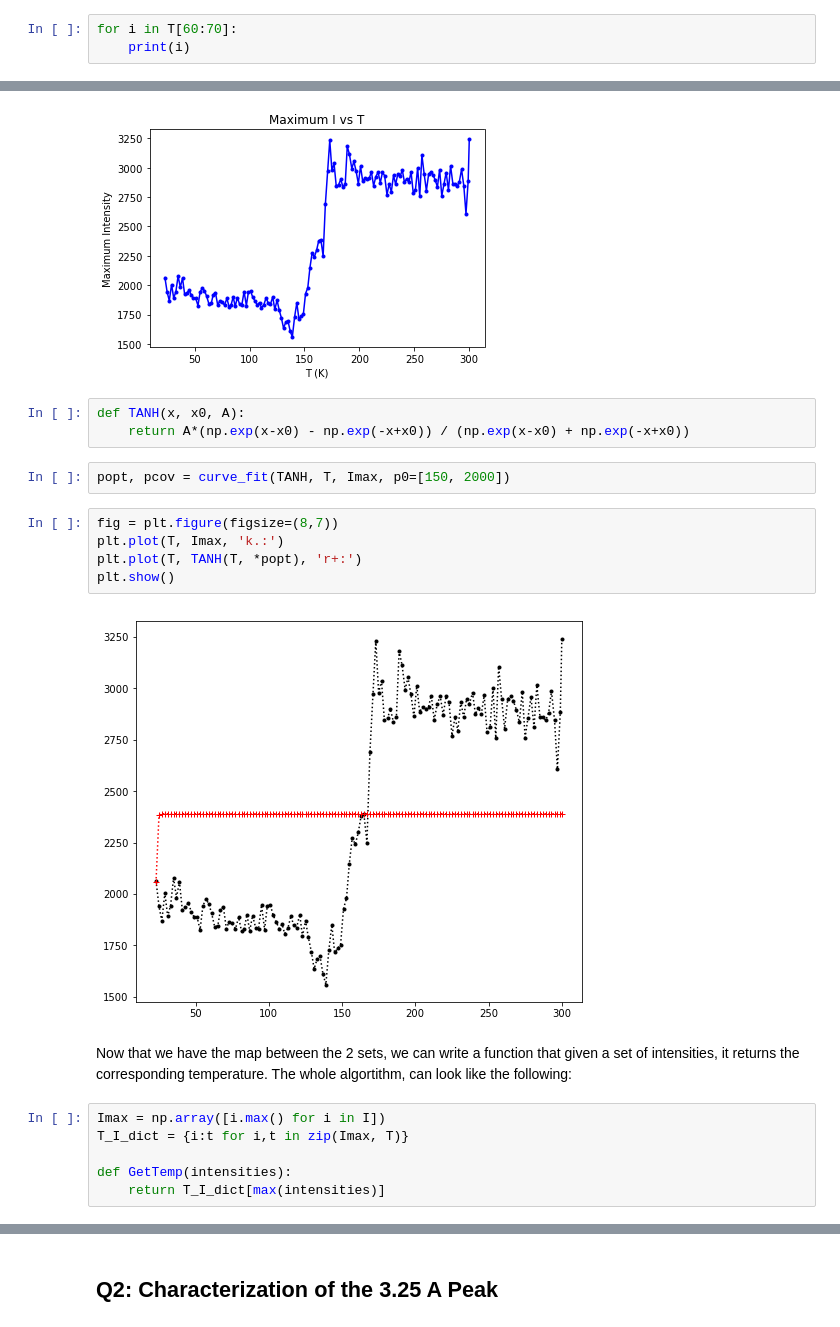
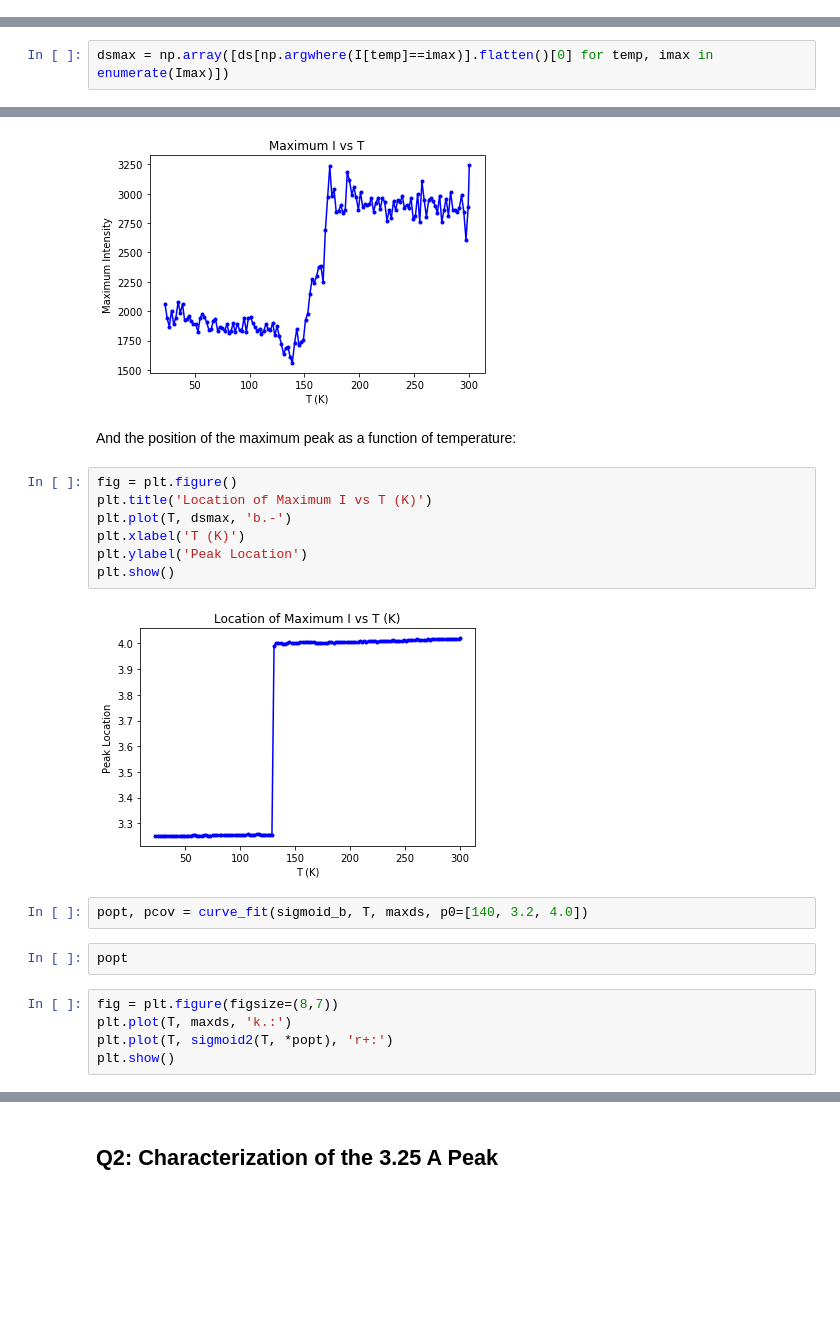
Before and after one commit to gcsantucci/SMC_DataChallenge17, a Jupyter notebook: analysis/analysis.ipynb, the cells around one changed output, grey strips where cells are left out. Cells and saved outputs as stored; diff of their text form; blank space fills up the shorter version.

```diff
--- a/analysis/analysis.ipynb
+++ b/analysis/analysis.ipynb
@@ -101,5 +101,2 @@ plt.show()
 
 "Provide an algorithm that given the data set as an input, provides the temperature of the structural transition."
-# %%
-for i in T[60:70]:
-    print(i)
@@ -137,3 +113,5 @@ T_I_dict[Imax[0]]
+# %%
+dsmax = np.array([ds[np.argwhere(I[temp]==imax)].flatten()[0] for temp, imax in enumerate(Imax)])
 # %% [markdown]
 Just out of interest, let's look how the distribution of Max I varies with temperature:
 # %%
@@ -145,23 +123,23 @@ plt.ylabel('Maximum Intensity')
 plt.show()
 # %% [output]
 [figure]
-# %%
-def TANH(x, x0, A):
-    return A*(np.exp(x-x0) - np.exp(-x+x0)) / (np.exp(x-x0) + np.exp(-x+x0))
+# %% [markdown]
+And the position of the maximum peak as a function of temperature:
+# %%
+fig = plt.figure()
+plt.title('Location of Maximum I vs T (K)')
+plt.plot(T, dsmax, 'b.-')
+plt.xlabel('T (K)')
+plt.ylabel('Peak Location')
+plt.show()
+# %% [output]
+[figure, added]
 # %%
-popt, pcov = curve_fit(TANH, T, Imax, p0=[150, 2000])
+popt, pcov = curve_fit(sigmoid_b, T, maxds, p0=[140, 3.2, 4.0])
+# %%
+popt
 # %%
 fig = plt.figure(figsize=(8,7))
-plt.plot(T, Imax, 'k.:')
-plt.plot(T, TANH(T, *popt), 'r+:')
+plt.plot(T, maxds, 'k.:')
+plt.plot(T, sigmoid2(T, *popt), 'r+:')
 plt.show()
-# %% [output]
-[figure, removed]
-# %% [markdown]
-Now that we have the map between the 2 sets, we can write a function that given a set of intensities, it returns the corresponding temperature. The whole algortithm, can look like the following:
-# %%
-Imax = np.array([i.max() for i in I])
-T_I_dict = {i:t for i,t in zip(Imax, T)}
-
-def GetTemp(intensities):
-    return T_I_dict[max(intensities)]
```
Also changed, not shown: parts of 22 cells of this notebook, 2 other files.
